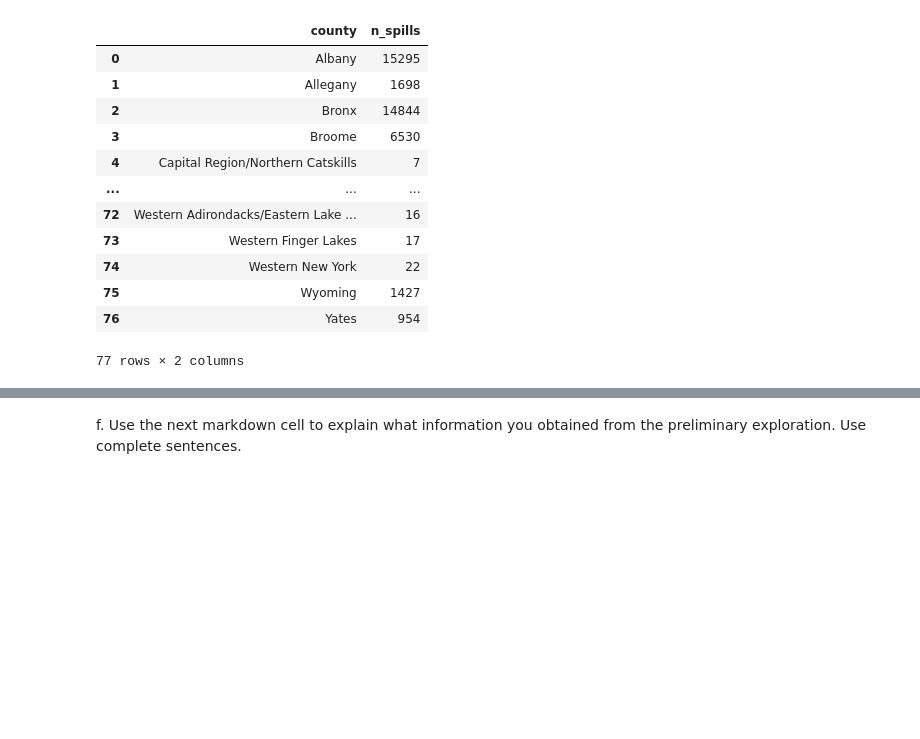
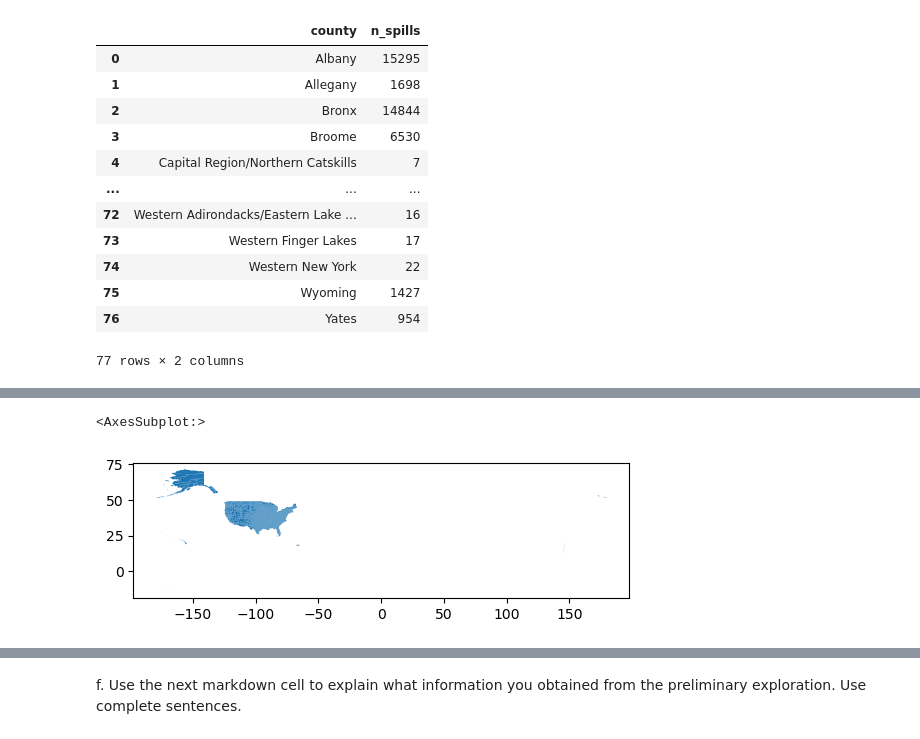
Before and after one commit to silkieMoth/eds220-hwk3, a Jupyter notebook: hwk3-task2-oil-spills.ipynb, the cells around one changed output, grey strips where cells are left out. Drawn from its saved outputs; the diff is of its cells as text; code cells hidden in the pictures; blank space fills up the shorter version.

```diff
--- a/hwk3-task2-oil-spills.ipynb
+++ b/hwk3-task2-oil-spills.ipynb
@@ -392,0 +433,5 @@ You can add any other cells of preliminary data exploration.
+# %%
+counties.plot()
+# %% [output]
+<AxesSubplot:>
+[figure, added]
```
Also changed, not shown: parts of 11 cells of this notebook.
